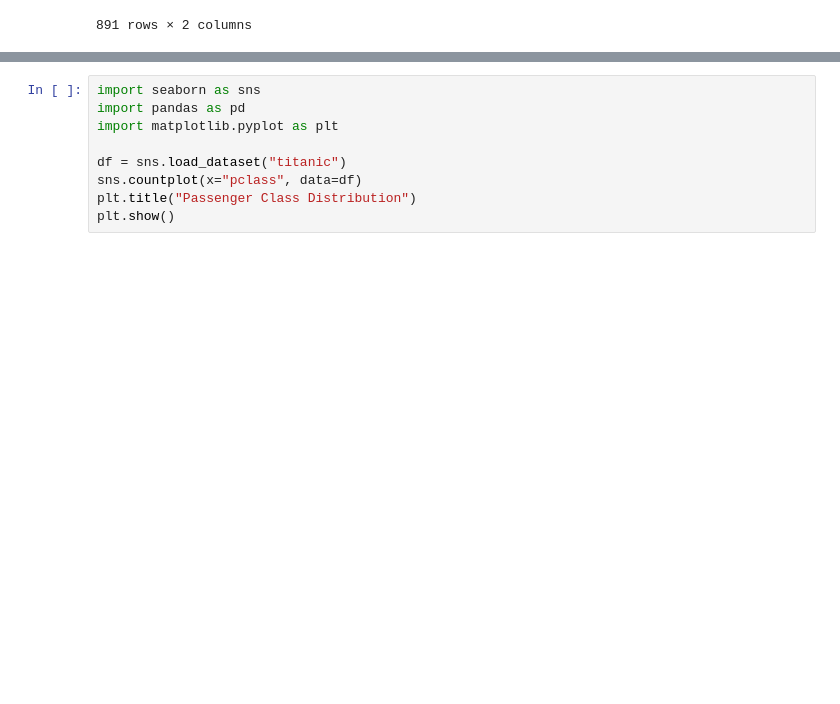
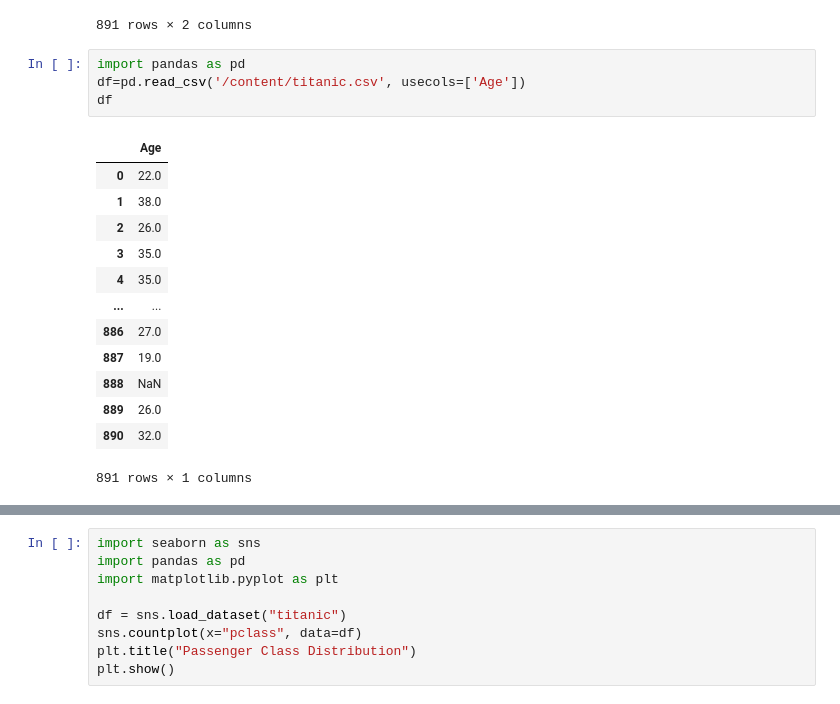
Before and after one commit to vinayaimlth-max/vinayaiml, a Jupyter notebook: cie2_062.ipynb, the cells around one changed output, grey strips where cells are left out. Saved outputs shown, nothing was run; the diff lists cells and outputs as text; blank space fills up the shorter version.

```diff
--- a/cie2_062.ipynb
+++ b/cie2_062.ipynb
@@ -66,4 +66,22 @@ df
 | 889 | 1 | 26.0 |
 | 890 | 0 | 32.0 |
 891 rows × 2 columns
+# %%
+import pandas as pd
+df=pd.read_csv('/content/titanic.csv', usecols=['Age'])
+df
+# %% [output]
+|  | Age |
+| 0 | 22.0 |
+| 1 | 38.0 |
+| 2 | 26.0 |
+| 3 | 35.0 |
+| 4 | 35.0 |
+| ... | ... |
+| 886 | 27.0 |
+| 887 | 19.0 |
+| 888 | NaN |
+| 889 | 26.0 |
+| 890 | 32.0 |
+891 rows × 1 columns
 # %%
```
Also changed, not shown: parts of 3 cells of this notebook.
